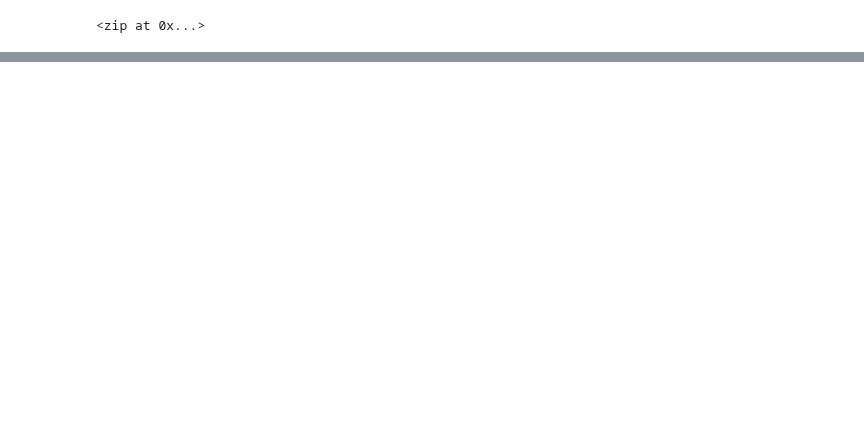
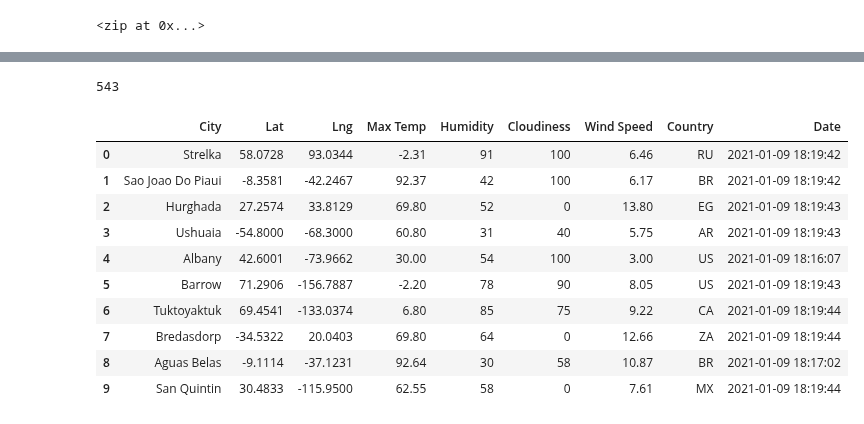
Before and after one commit to Victoria-Morales/World_Weather_Analysis, a Jupyter notebook: WeatherPy.ipynb, the cells around one changed output, grey strips where cells are left out. Drawn from its saved outputs; the diff is of its cells as text; code cells hidden in the pictures; blank space fills up the shorter version.

Commit message:
Modifying .gitignore and adding WeatherPy file

```diff
--- a/WeatherPy.ipynb
+++ b/WeatherPy.ipynb
@@ -33,0 +40,3 @@ len(cities)
+# %%
+# Starting URL for Weather Map API Call.
+url = "http://api.openweathermap.org/data/2.5/weather?units=Imperial&APPID=" + weather_api_key
@@ -33,0 +124,20 @@ len(cities)
+# %%
+len(city_data)
+# %% [output]
+543
+# %%
+# Convert the array of dictionaries to a Pandas DataFrame
+city_data_df = pd.DataFrame(city_data)
+city_data_df.head(10)
+# %% [output]
+|  | City | Lat | Lng | Max Temp | Humidity | Cloudiness | Wind Speed | Country | Date |
+| 0 | Strelka | 58.0728 | 93.0344 | -2.31 | 91 | 100 | 6.46 | RU | 2021-01-09 18:19:42 |
+| 1 | Sao Joao Do Piaui | -8.3581 | -42.2467 | 92.37 | 42 | 100 | 6.17 | BR | 2021-01-09 18:19:42 |
+| 2 | Hurghada | 27.2574 | 33.8129 | 69.80 | 52 | 0 | 13.80 | EG | 2021-01-09 18:19:43 |
+| 3 | Ushuaia | -54.8000 | -68.3000 | 60.80 | 31 | 40 | 5.75 | AR | 2021-01-09 18:19:43 |
+| 4 | Albany | 42.6001 | -73.9662 | 30.00 | 54 | 100 | 3.00 | US | 2021-01-09 18:16:07 |
+| 5 | Barrow | 71.2906 | -156.7887 | -2.20 | 78 | 90 | 8.05 | US | 2021-01-09 18:19:43 |
+| 6 | Tuktoyaktuk | 69.4541 | -133.0374 | 6.80 | 85 | 75 | 9.22 | CA | 2021-01-09 18:19:44 |
+| 7 | Bredasdorp | -34.5322 | 20.0403 | 69.80 | 64 | 0 | 12.66 | ZA | 2021-01-09 18:19:44 |
+| 8 | Aguas Belas | -9.1114 | -37.1231 | 92.64 | 30 | 58 | 10.87 | BR | 2021-01-09 18:17:02 |
+| 9 | San Quintin | 30.4833 | -115.9500 | 62.55 | 58 | 0 | 7.61 | MX | 2021-01-09 18:19:44 |
```
Also changed, not shown: parts of 6 cells of this notebook, 2 other files.
